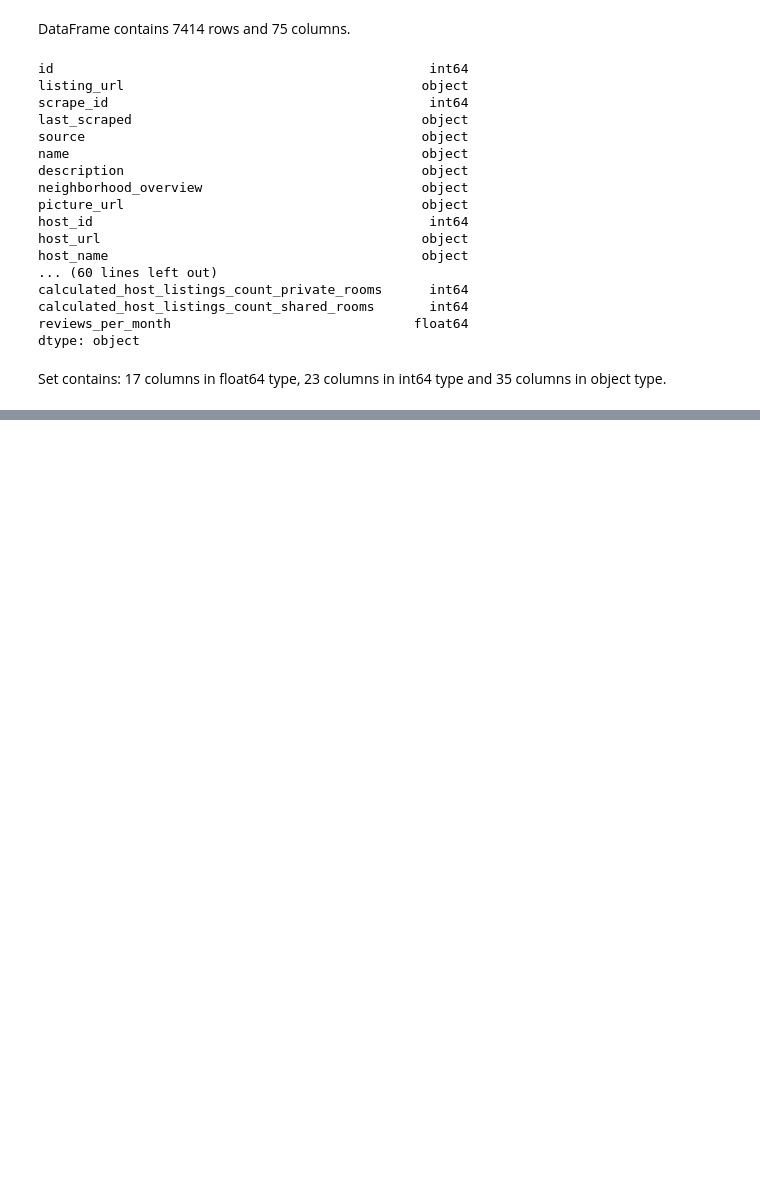
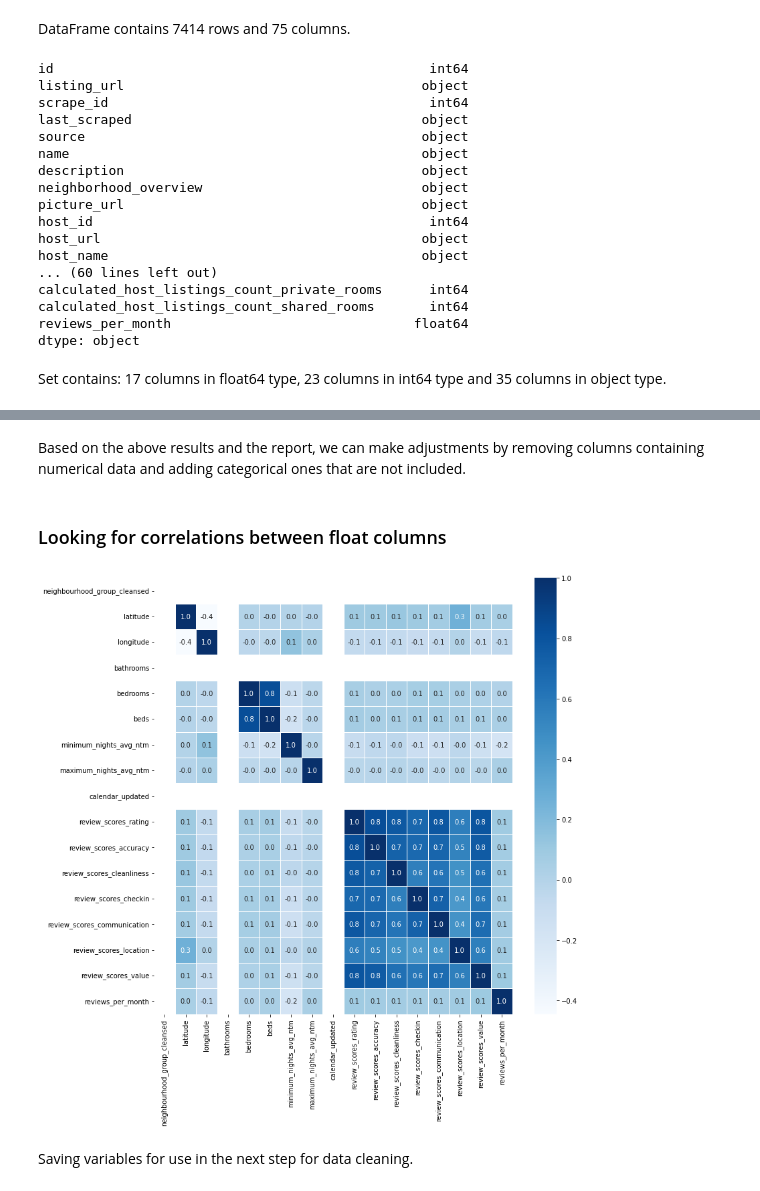
Before and after one commit to MarieeCzy/airbnb_data_analysis, a Jupyter notebook: data_exploration/airbnb_data_exploration.ipynb, the cells around one changed output, grey strips where cells are left out. Saved outputs shown, nothing was run; the diff lists cells and outputs as text; code cells hidden in the pictures; blank space fills up the shorter version.

Commit message:
Add report, check missing values, categrical data analysis, correlations heatmap

```diff
--- a/data_exploration/airbnb_data_exploration.ipynb
+++ b/data_exploration/airbnb_data_exploration.ipynb
@@ -79,5 +252,16 @@ data_frame.describe()
+# %% [markdown]
+Based on the above results and the report, we can make adjustments by removing columns containing numerical data and adding categorical ones that are not included.
+# %% [markdown]
+### Looking for correlations between float columns
 # %%
 data_frame.corr()
-numeric_columns_corr = data_frame.select_dtypes(include=['float','int'])
+numeric_columns_corr = data_frame.select_dtypes(include=['float'])
 corr = numeric_columns_corr.corr()
-#sb.heatmap(corr, cmap="Blues", annot=True)
+
+plt.figure(figsize=(12,12))
+sb.heatmap(corr, cmap="Blues", annot=True, fmt='.1f', linewidth=.5)
+plt.show()
+# %% [output]
+[figure, added]
+# %% [markdown]
+Saving variables for use in the next step for data cleaning.
```
Also changed, not shown: parts of 20 cells of this notebook, 3 other files.
